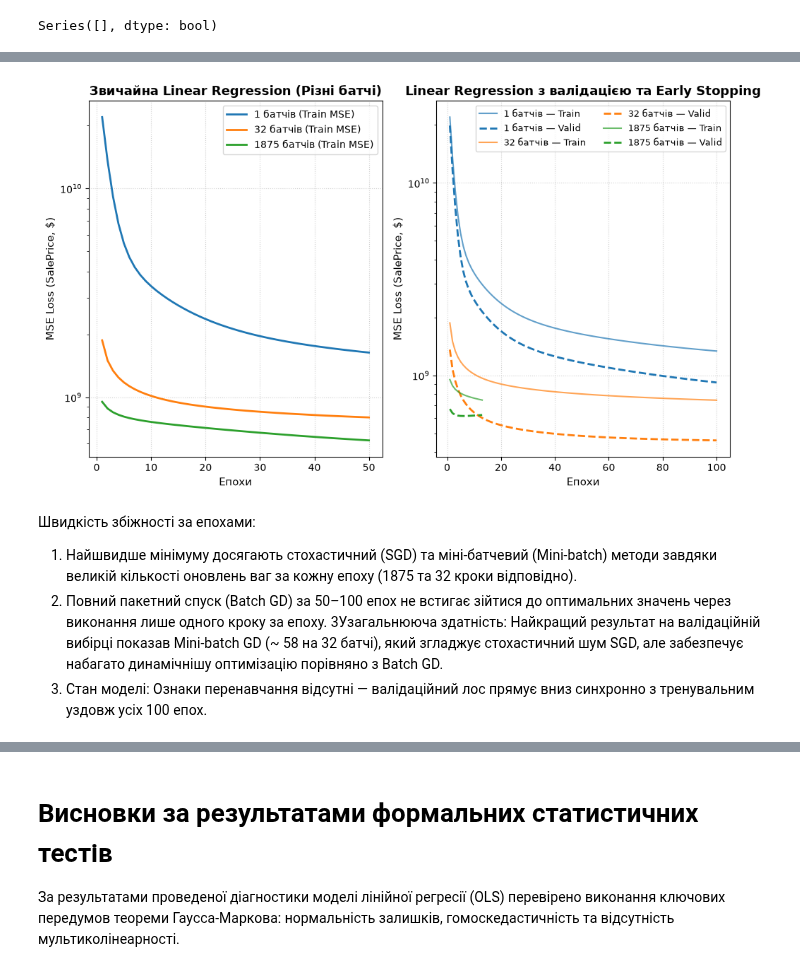
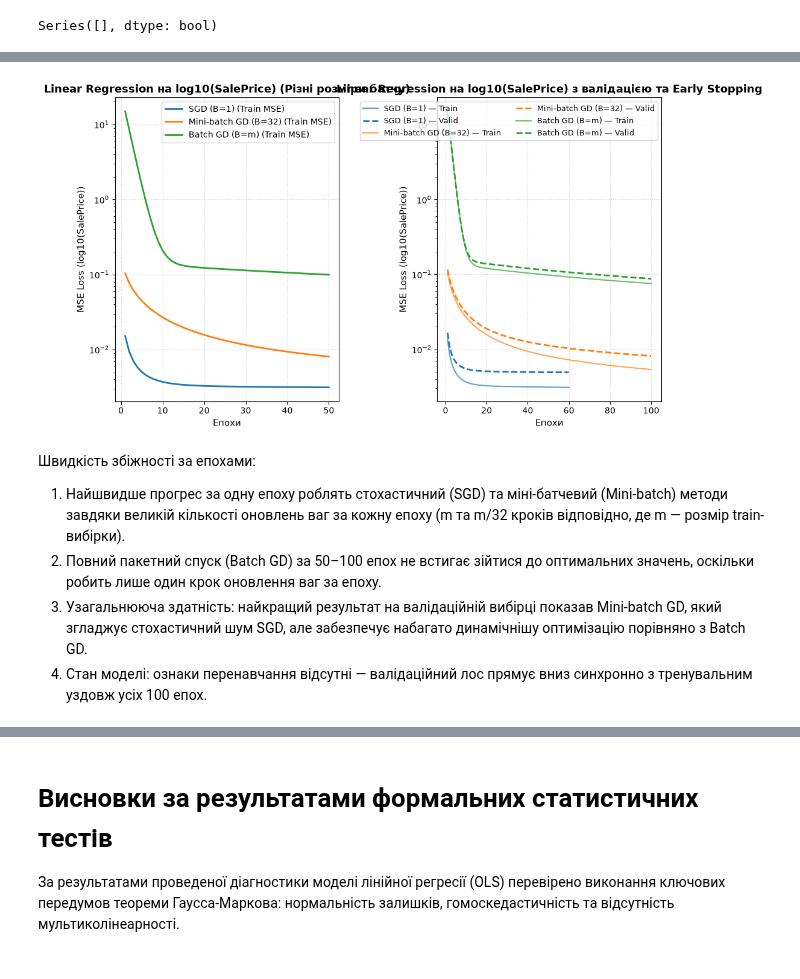
Before and after one commit to VasiukVitaliy/ML_subject, a Jupyter notebook: lab_1/lab_1_learn&test.ipynb, the cells around one changed output, grey strips where cells are left out. Cells and saved outputs as stored; diff of their text form; code cells hidden in the pictures.

```diff
--- a/lab_1/lab_1_learn&test.ipynb
+++ b/lab_1/lab_1_learn&test.ipynb
@@ -333,24 +318,17 @@ y_train = np.expand_dims(y_train, axis=1)
 y_test = np.expand_dims(y_test, axis=1)
 y_valid = np.expand_dims(y_valid, axis=1)
 # %%
-def make_batches(X, y, n_batches):
-    """
-    Розбиває X та y на n_batches рівних частин.
-    Залишок, який не ділиться порівну, відкидається для однакової форми.
-
-    X: (m, features) -> (n_batches, samples_per_batch, features)
-    y: (m, 1)        -> (n_batches, samples_per_batch, 1)
-    """
+def make_batches(X, y, batch_size):
     m = X.shape[0]
-    samples_per_batch = m // n_batches
-    total_usable = n_batches * samples_per_batch
+    n_batches = m // batch_size
+    total_usable = n_batches * batch_size
 
     perm = np.random.permutation(m)[:total_usable]
     X_cut = X[perm]
     y_cut = y[perm]
 
-    X_batched = X_cut.reshape(n_batches, samples_per_batch, X.shape[1])
-    y_batched = y_cut.reshape(n_batches, samples_per_batch, 1)
+    X_batched = X_cut.reshape(n_batches, batch_size, X.shape[1])
+    y_batched = y_cut.reshape(n_batches, batch_size, 1)
 
     return X_batched, y_batched
 # %%
@@ -462,7 +738,12 @@ metrics_df
 # %%
 import matplotlib.pyplot as plt
 
-batch_counts = [1, 32, X_train_processed.shape[0]]
+batch_sizes = [1, 32, X_train_processed.shape[0]]
+gd_labels = {
+    1: "SGD (B=1)",
+    32: "Mini-batch GD (B=32)",
+    X_train_processed.shape[0]: "Batch GD (B=m)",
+}
 epochs_standard = 50
 epochs_valid = 100
 alpha = 0.01
@@ -470,84 +751,84 @@ alpha = 0.01
 models_standard = {}
 models_with_valid = {}
 
-for n_b in batch_counts:
-    X_b, y_b = make_batches(X_train_processed, y_train, n_b)
+for b_size in batch_sizes:
+    X_b, y_b = make_batches(X_train_processed, y_train_log, b_size)
 
     lr = LinearRegression()
     lr.fit(X_b, y_b, alpha=alpha, epochs=epochs_standard)
-    models_standard[n_b] = lr
+    models_standard[b_size] = lr
 
     lr_val = LinearRegression()
     lr_val.fit_with_valid(
         X_b,
         y_b,
         X_valid_processed,
-        y_valid,
+        y_valid_log,
         alpha=alpha,
         epochs=epochs_valid,
         patience=7,
     )
-    models_with_valid[n_b] = lr_val
+    models_with_valid[b_size] = lr_val
 
 fig, axs = plt.subplots(1, 2, figsize=(10, 6))
 
 colors = ["#1f77b4", "#ff7f0e", "#2ca02c", "#d62728"]
 
-for (n_b, model), color in zip(models_standard.items(), colors):
+for (b_size, model), color in zip(models_standard.items(), colors):
     epochs_range = range(1, len(model.loss_history) + 1)
     axs[0].plot(
         epochs_range,
         model.loss_history,
-        label=f"{n_b} батчів (Train MSE)",
+        label=f"{gd_labels[b_size]} (Train MSE)",
         color=color,
         linewidth=2,
     )
 axs[0].set_yscale("log")
 axs[0].set_title(
-    "Звичайна Linear Regression (Різні батчі)", fontsize=13, fontweight="bold"
+    "Linear Regression на log10(SalePrice) (Різні розміри батчу)", fontsize=13, fontweight="bold"
 )
 axs[0].set_xlabel("Епохи", fontsize=11)
-axs[0].set_ylabel("MSE Loss (SalePrice, $)", fontsize=11)
+axs[0].set_ylabel("MSE Loss (log10(SalePrice))", fontsize=11)
 axs[0].grid(True, linestyle=":", alpha=0.6)
 axs[0].legend(fontsize=10)
 
-for (n_b, model), color in zip(models_with_valid.items(), colors):
+for (b_size, model), color in zip(models_with_valid.items(), colors):
     epochs_range = range(1, len(model.loss_history) + 1)
     axs[1].plot(
         epochs_range,
         model.loss_history,
-        label=f"{n_b} батчів — Train",
+        label=f"{gd_labels[b_size]} — Train",
         color=color,
         linestyle="-",
         alpha=0.7,
         linewidth=1.5,
     )
     axs[1].plot(
         epochs_range,
         model.valid_loss_history,
-        label=f"{n_b} батчів — Valid",
+        label=f"{gd_labels[b_size]} — Valid",
         color=color,
         linestyle="--",
         linewidth=2,
     )
 axs[1].set_yscale("log")
 axs[1].set_title(
-    "Linear Regression з валідацією та Early Stopping",
+    "Linear Regression на log10(SalePrice) з валідацією та Early Stopping",
     fontsize=13,
     fontweight="bold",
 )
 axs[1].set_xlabel("Епохи", fontsize=11)
-axs[1].set_ylabel("MSE Loss (SalePrice, $)", fontsize=11)
+axs[1].set_ylabel("MSE Loss (log10(SalePrice))", fontsize=11)
 axs[1].grid(True, linestyle=":", alpha=0.6)
 axs[1].legend(fontsize=9, ncol=2)
 
 plt.tight_layout()
 plt.show()
 # %% [output]
-[figure, old version]
+[figure, new version]
 # %% [markdown]
 Швидкість збіжності за епохами:
-1. Найшвидше мінімуму досягають стохастичний (SGD) та міні-батчевий (Mini-batch) методи завдяки великій кількості оновлень ваг за кожну епоху (1875 та 32 кроки відповідно).
-2. Повний пакетний спуск (Batch GD) за 50–100 епох не встигає зійтися до оптимальних значень через виконання лише одного кроку за епоху.
-3Узагальнююча здатність: Найкращий результат на валідаційній вибірці показав Mini-batch GD (~ 58 на 32 батчі), який згладжує стохастичний шум SGD, але забезпечує набагато динамічнішу оптимізацію порівняно з Batch GD.
-3. Стан моделі: Ознаки перенавчання відсутні — валідаційний лос прямує вниз синхронно з тренувальним уздовж усіх 100 епох.
+1. Найшвидше прогрес за одну епоху роблять стохастичний (SGD) та міні-батчевий (Mini-batch) методи завдяки великій кількості оновлень ваг за кожну епоху (m та m/32 кроків відповідно, де m — розмір train-вибірки).
+2. Повний пакетний спуск (Batch GD) за 50–100 епох не встигає зійтися до оптимальних значень, оскільки робить лише один крок оновлення ваг за епоху.
+3. Узагальнююча здатність: найкращий результат на валідаційній вибірці показав Mini-batch GD, який згладжує стохастичний шум SGD, але забезпечує набагато динамічнішу оптимізацію порівняно з Batch GD.
+4. Стан моделі: ознаки перенавчання відсутні — валідаційний лос прямує вниз синхронно з тренувальним уздовж усіх 100 епох.
```
Also changed, not shown: parts of 21 cells of this notebook, 2 other files.
